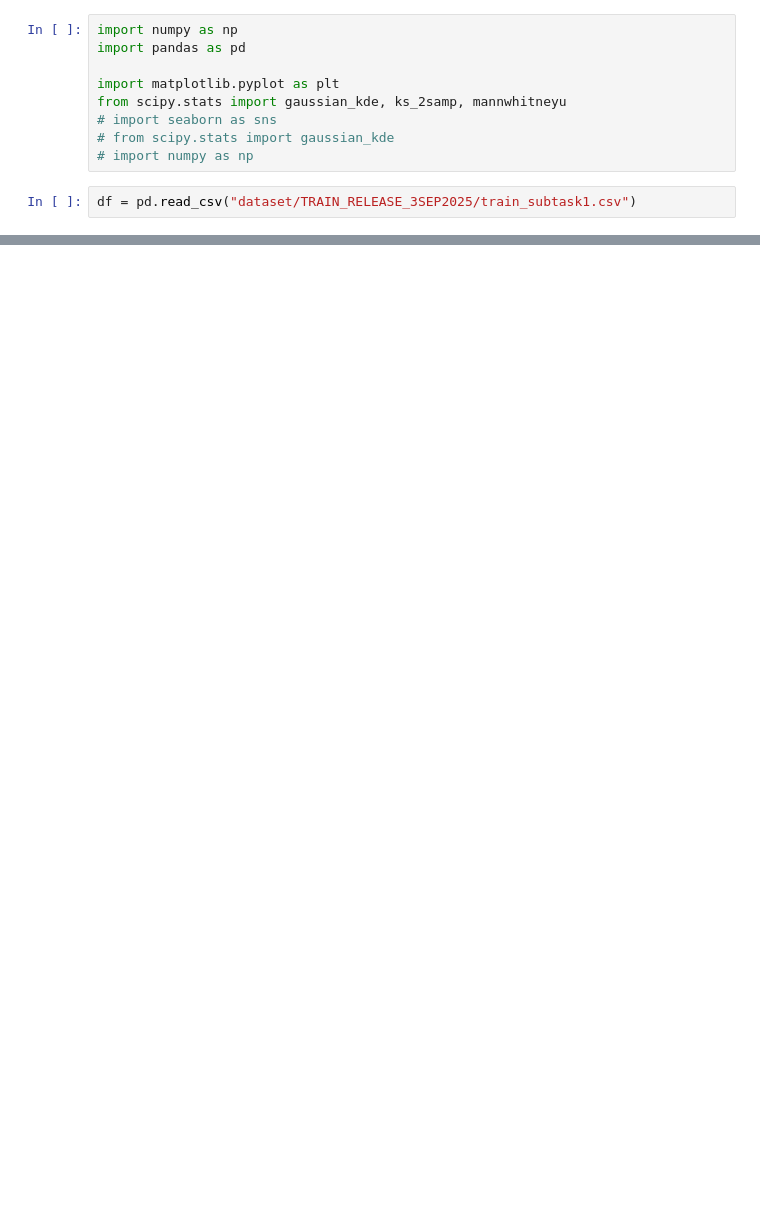
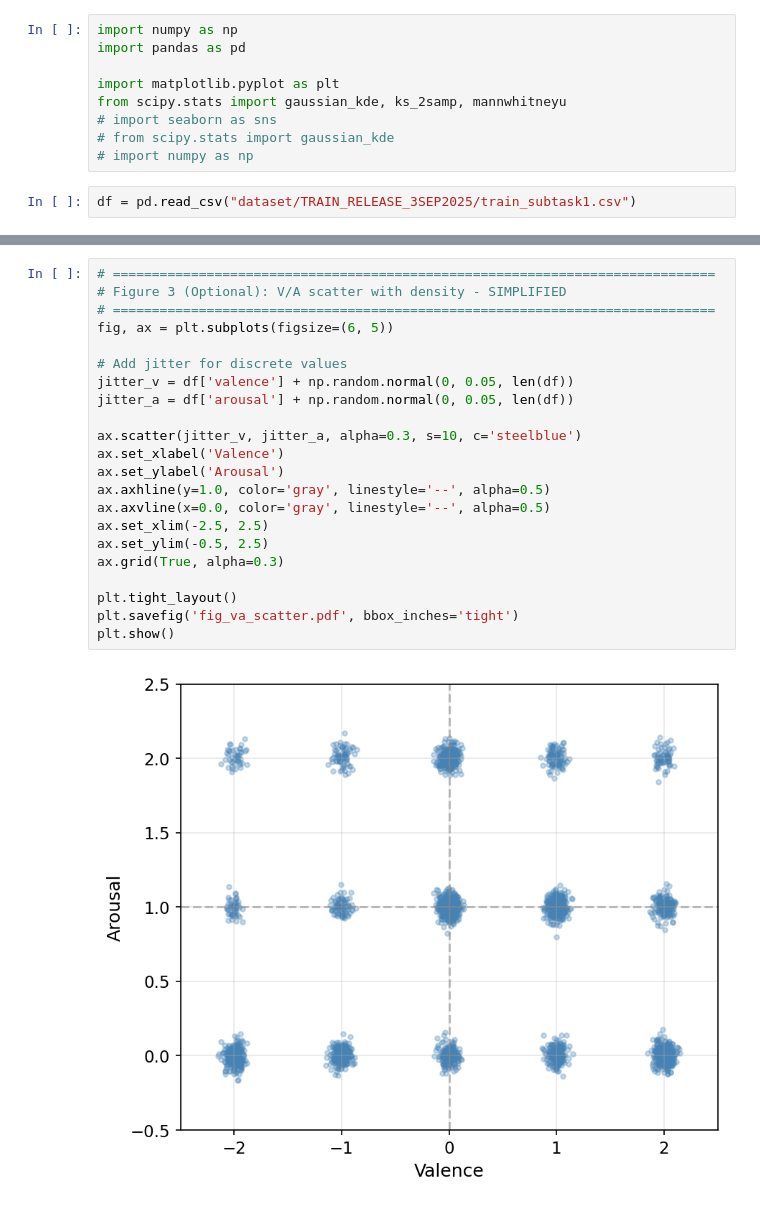
Before and after one commit to AndreaLolli2912/SemEval2026-EmoVA, a Jupyter notebook: eda.ipynb, the cells around one changed output, grey strips where cells are left out. Saved outputs shown, nothing was run; the diff lists cells and outputs as text; blank space fills up the shorter version.

```diff
--- a/eda.ipynb
+++ b/eda.ipynb
@@ -366,0 +90,24 @@ STATISTICAL ANALYSIS
+# %%
+# =============================================================================
+# Figure 3 (Optional): V/A scatter with density - SIMPLIFIED
+# =============================================================================
+fig, ax = plt.subplots(figsize=(6, 5))
+
+# Add jitter for discrete values
+jitter_v = df['valence'] + np.random.normal(0, 0.05, len(df))
+jitter_a = df['arousal'] + np.random.normal(0, 0.05, len(df))
+
+ax.scatter(jitter_v, jitter_a, alpha=0.3, s=10, c='steelblue')
+ax.set_xlabel('Valence')
+ax.set_ylabel('Arousal')
+ax.axhline(y=1.0, color='gray', linestyle='--', alpha=0.5)
+ax.axvline(x=0.0, color='gray', linestyle='--', alpha=0.5)
+ax.set_xlim(-2.5, 2.5)
+ax.set_ylim(-0.5, 2.5)
+ax.grid(True, alpha=0.3)
+
+plt.tight_layout()
+plt.savefig('fig_va_scatter.pdf', bbox_inches='tight')
+plt.show()
+# %% [output]
+[figure, added]
```
Also changed, not shown: parts of 11 cells of this notebook.
